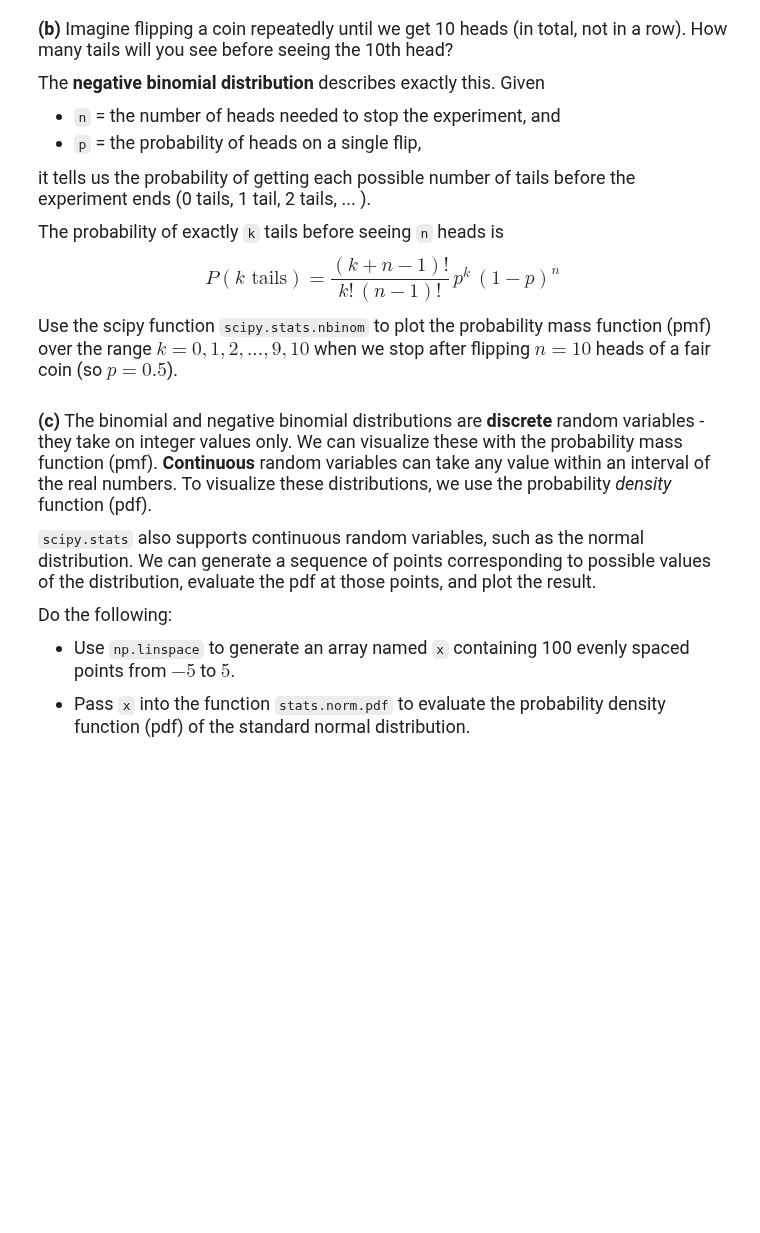
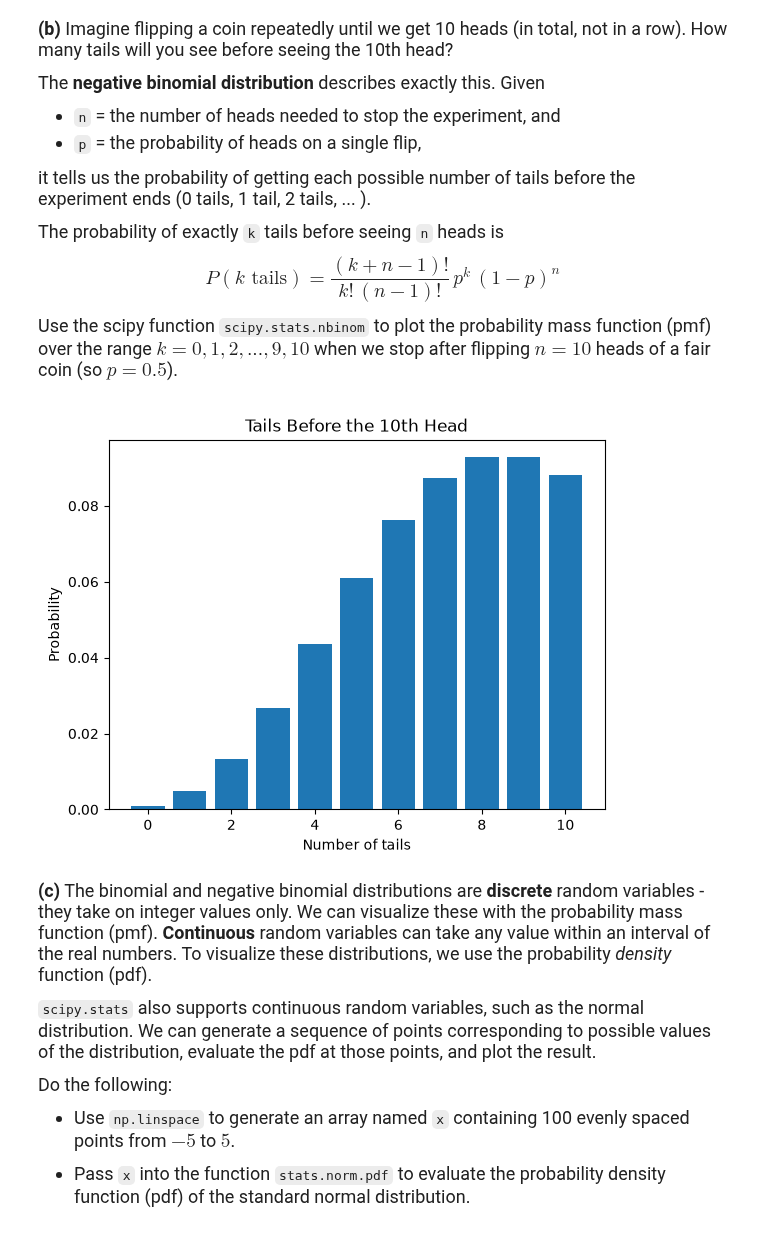
Before and after one commit to JNGU28/datasci185fall2026, a Jupyter notebook: _assignments/assignment_3/Assignment3-v2.ipynb, the cells around one changed output. Saved outputs shown, nothing was run; the diff lists cells and outputs as text; code cells hidden in the pictures; blank space fills up the shorter version.

```diff
--- a/_assignments/assignment_3/Assignment3-v2.ipynb
+++ b/_assignments/assignment_3/Assignment3-v2.ipynb
@@ -43,6 +51,23 @@ $$P(k \text{ tails}) = \frac{(k+n-1)!}{k!\,(n-1)!}\, p^{k}\,(1-p)^{n}$$
 Use the scipy function `scipy.stats.nbinom` to plot the probability mass function (pmf) over the range $k=0, 1, 2, ..., 9, 10$ when we stop after flipping $n=10$ heads of a fair coin (so $p = 0.5$).
 # %%
 # your code here
+import matplotlib.pyplot as mpl
+import scipy.stats as stats
+
+n = 10
+p = 0.5
+
+k = range(11)
+
+probability = stats.nbinom.pmf(k, n, p)
+
+mpl.bar(k, probability)
+mpl.xlabel("Number of tails")
+mpl.ylabel("Probability")
+mpl.title("Tails Before the 10th Head")
+mpl.show()
+# %% [output]
+[figure, added]
 # %% [markdown]
 <font size = "4">
 
```
Also changed, not shown: parts of 3 cells of this notebook.
